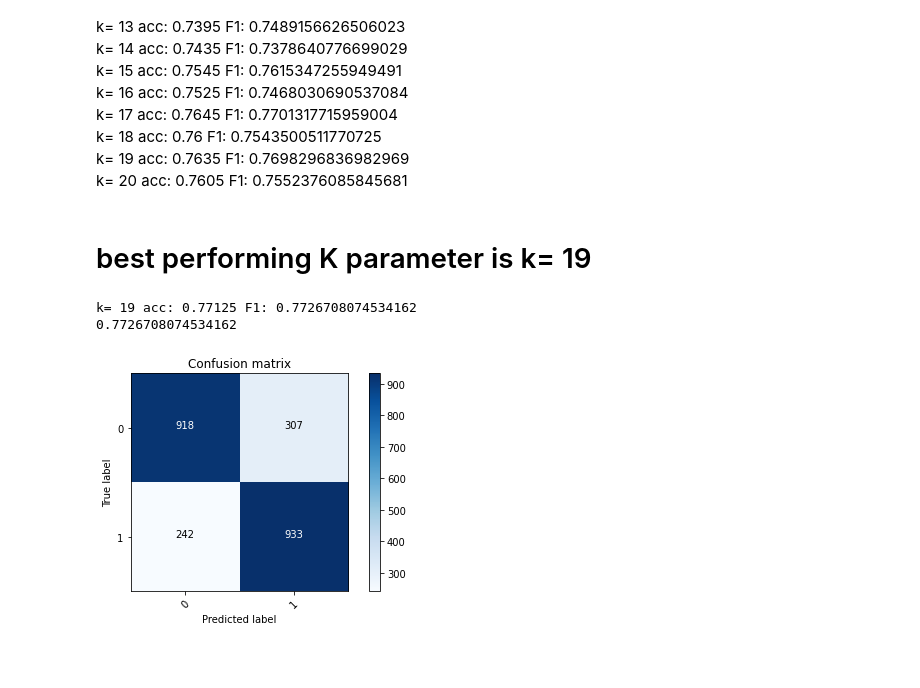
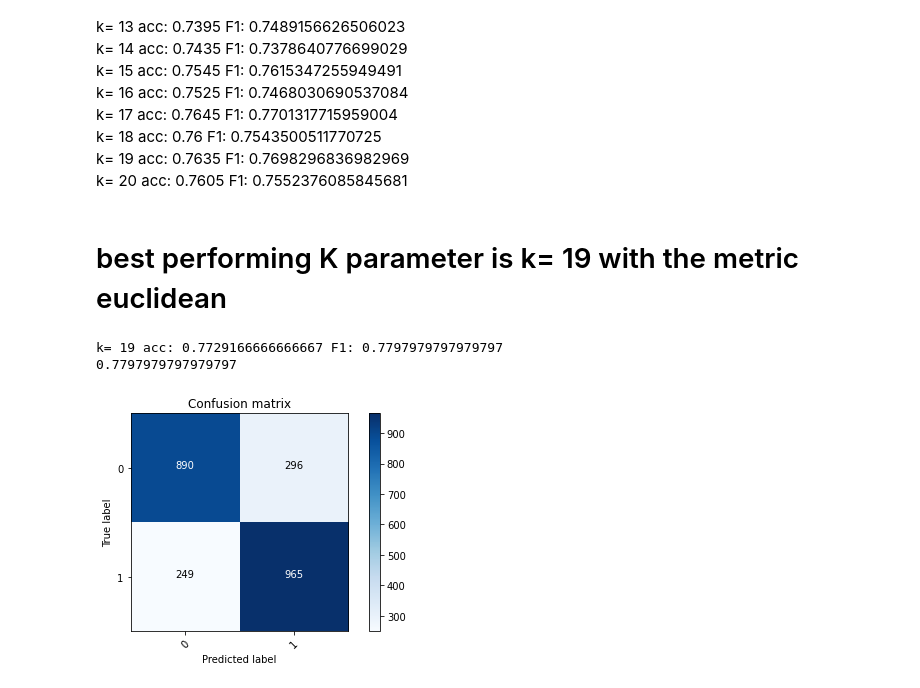
Before and after one commit to CodeMonkey01/DataMining1, a Jupyter notebook: KNN/KNN_Final.ipynb, the cells around one changed output. Saved outputs shown, nothing was run; the diff lists cells and outputs as text; code cells hidden in the pictures; blank space fills up the shorter version.

```diff
--- a/KNN1_(1).ipynb
+++ b/KNN/KNN_Final.ipynb
@@ -19,6 +19,7 @@ from sklearn.model_selection import train_test_split,cross_val_score,cross_val_p
 from sklearn.metrics import classification_report,r2_score,recall_score,confusion_matrix
 # %%
 train_df = pd.read_csv('/content/drive/MyDrive/Colab Notebooks/IMDB_Dataset.csv')
+train_df.drop_duplicates(inplace = True)
 df_sampled = train_df.sample(12000)
 df_target = df_sampled['sentiment']
 df_data = df_sampled.copy()
@@ -70,23 +71,7 @@ def remove_url(data):
     data=url_clean.sub(r'',data)
     return data
 
-#Removes Emojis
-def remove_emoji(data):
-    emoji_clean= re.compile("["
-                           u"\U0001F600-\U0001F64F"  # emoticons
-                           u"\U0001F300-\U0001F5FF"  # symbols & pictographs
-                           u"\U0001F680-\U0001F6FF"  # transport & map symbols
-                           u"\U0001F1E0-\U0001F1FF"  # flags (iOS)
-                           u"\U00002702-\U000027B0"
-                           u"\U000024C2-\U0001F251"
-                           "]+", flags=re.UNICODE)
-    data=emoji_clean.sub(r'',data)
-    url_clean= re.compile(r"https://\S+|www\.\S+")
-    data=url_clean.sub(r'',data)
-    return data
-
 df_data['review']=df_data['review'].apply(lambda z: remove_punctuations(z)).apply(lambda z: remove_html(z))
-df_data['review']=df_data['review'].apply(lambda z: remove_url(z)).apply(lambda z: remove_emoji(z))
 # Remove all the special characters
 df_data['review']=df_data['review'].apply(lambda z: re.sub(r'\W', ' ', z))
 # remove all single characters
@@ -204,8 +186,8 @@ KNN
 df_data_train, df_data_test, df_target_train, df_target_test = train_test_split(
     df_data_stemmed, df_target, test_size=0.2, random_state=42)
 
-for n_neighbors in range(3,21):#[1,2,3,4,5]:#1,2,3,4,5
-    knn_estimator = KNeighborsClassifier(n_neighbors)
-    knn_estimator.fit(df_data_train, df_target_train)
-    df_prediction = knn_estimator.predict(df_data_test)
-    print("k= {} acc: {} F1: {}".format(n_neighbors, accuracy_score(df_target_test, df_prediction), f1_score(df_target_test, df_prediction)))
+#for n_neighbors in range(3,21):#[1,2,3,4,5]:#1,2,3,4,5
+#    knn_estimator = KNeighborsClassifier(n_neighbors)
+#    knn_estimator.fit(df_data_train, df_target_train)
+#    df_prediction = knn_estimator.predict(df_data_test)
+#    print("k= {} acc: {} F1: {}".format(n_neighbors, accuracy_score(df_target_test, df_prediction), f1_score(df_target_test, df_prediction)))
@@ -230,0 +194,16 @@ k= 20 acc: 0.7695833333333333 F1: 0.7617406290392073
+# %%
+from sklearn.model_selection import GridSearchCV
+grid_params = {
+    'n_neighbors': [19],
+    'algorithm': ['auto','ball_tree','kd_tree','brute'],
+    'metric': ['euclidean','cosine']
+
+}
+knn_estimator = KNeighborsClassifier()
+
+estimator = GridSearchCV(knn_estimator,grid_params,cv=3)
+estimator.fit(df_data_train, df_target_train)
+print(estimator.best_estimator_)
+print(estimator.best_score_)
+print(estimator.best_params_)
+final_estimator_knn = estimator.best_estimator_
@@ -248,13 +248,13 @@ k= 18 acc: 0.76 F1: 0.7543500511770725
 k= 19 acc: 0.7635 F1: 0.7698296836982969
 k= 20 acc: 0.7605 F1: 0.7552376085845681
 # %% [markdown]
-# best performing K parameter is k= 19
+# best performing K parameter is k= 19 with the metric euclidean
 # %%
 import itertools
 import matplotlib.pyplot as plt
 import numpy as np
 
-knn_estimator = KNeighborsClassifier(19)
+knn_estimator = KNeighborsClassifier(n_neighbors=19, metric='euclidean')
 knn_estimator.fit(df_data_train, df_target_train)
 df_prediction = knn_estimator.predict(df_data_test)
 print("k= {} acc: {} F1: {}".format(19, accuracy_score(df_target_test, df_prediction), f1_score(df_target_test, df_prediction)))
@@ -267,33 +267,33 @@ def plot_confusion_matrix(cm, classes,
     This function prints and plots the confusion matrix.
     Normalization can be applied by setting `normalize=True`.
     """
     if normalize:
         cm = cm.astype('float') / cm.sum(axis=1)[:, np.newaxis]
 
     plt.imshow(cm, interpolation='nearest', cmap=cmap)
     plt.title(title)
     plt.colorbar()
     tick_marks = np.arange(len(classes))
     plt.xticks(tick_marks, classes, rotation=45)
     plt.yticks(tick_marks, classes)
 
     fmt = '.2f' if normalize else 'd'
     thresh = cm.max() / 2.
     for i, j in itertools.product(range(cm.shape[0]), range(cm.shape[1])):
         plt.text(j, i, format(cm[i, j], fmt),
                  horizontalalignment="center",
                  color="white" if cm[i, j] > thresh else "black")
 
     plt.ylabel('True label')
     plt.xlabel('Predicted label')
     plt.tight_layout()
     plt.show()
 
 cnf_matrix = confusion_matrix(df_target_test, df_prediction)
 print(f1_score(df_target_test, df_prediction))
 np.set_printoptions(precision=2)
 plot_confusion_matrix(cnf_matrix, classes=[0,1])
 # %% [output]
-k= 19 acc: 0.77125 F1: 0.7726708074534162
-0.7726708074534162
+k= 19 acc: 0.7729166666666667 F1: 0.7797979797979797
+0.7797979797979797
-[figure, old version]
+[figure, new version]
```
Also changed, not shown: parts of 10 cells of this notebook, 12 other files.
